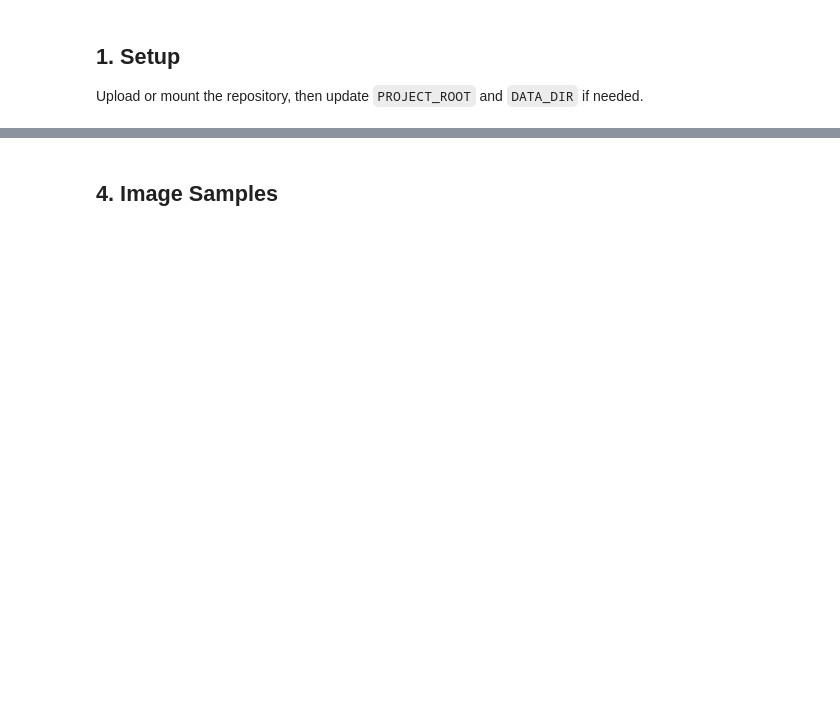
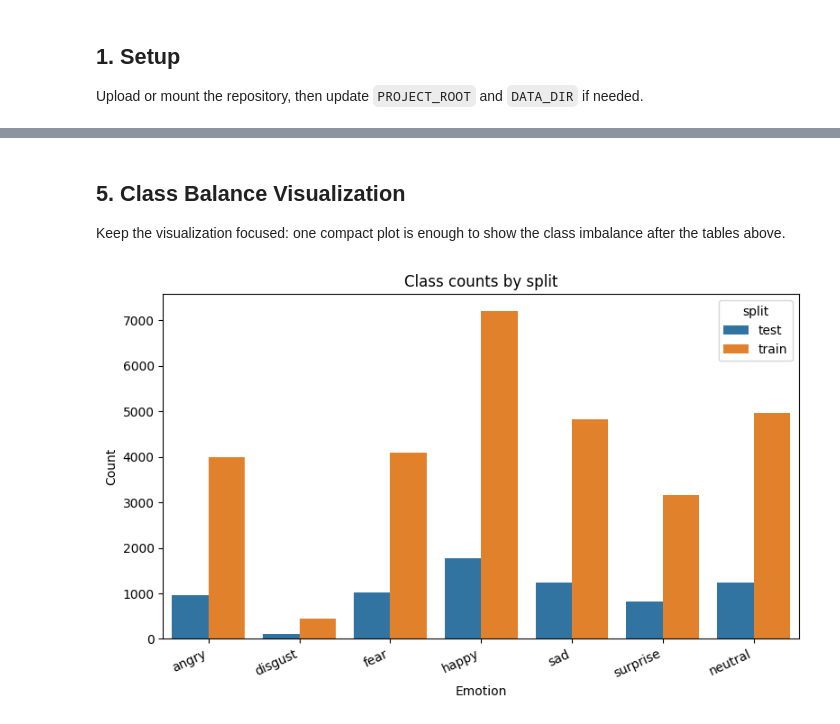
Before and after one commit to zsykk/DL-final-project, a Jupyter notebook: notebooks/01_data_exploration.ipynb, the cells around one changed output, grey strips where cells are left out. Cells and saved outputs as stored; diff of their text form; code cells hidden in the pictures; blank space fills up the shorter version.

```diff
--- a/notebooks/01_data_exploration.ipynb
+++ b/notebooks/01_data_exploration.ipynb
@@ -56,7 +138,14 @@ counts.pivot_table(index='emotion_name', columns='split', values='count', fill_v
+# %% [markdown]
+## 5. Class Balance Visualization
+
+Keep the visualization focused: one compact plot is enough to show the class imbalance after the tables above.
 # %%
-plt.figure(figsize=(9, 4))
+plt.figure(figsize=(8, 5))
 sns.barplot(data=counts, x='emotion_name', y='count', hue='split', order=[EMOTION_LABELS[i] for i in range(7)])
-plt.xticks(rotation=30)
+plt.title('Class counts by split')
+plt.xlabel('Emotion')
+plt.ylabel('Count')
+plt.xticks(rotation=25, ha='right')
 plt.tight_layout()
+# %% [output]
+[figure, added]
-# %% [markdown]
-## 4. Image Samples
```
Also changed, not shown: parts of 27 cells of this notebook, 4 other files.
